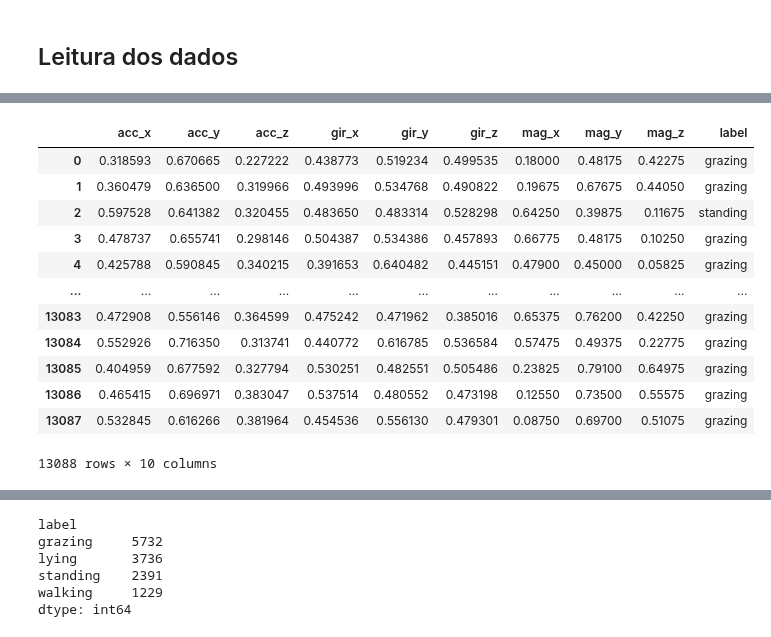
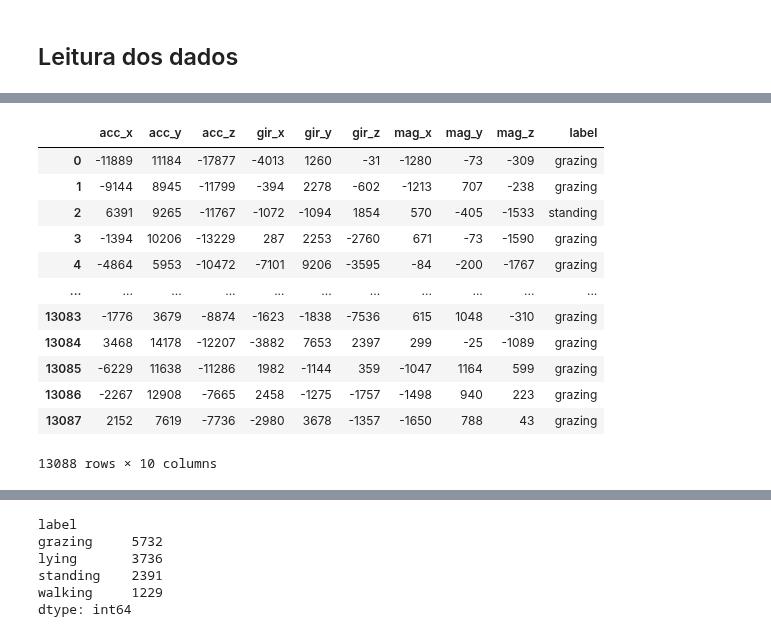
Before and after one commit to andssuu/moncattle, a Jupyter notebook: supervised/notebooks/cnn.ipynb, the cells around one changed output, grey strips where cells are left out. Drawn from its saved outputs; the diff is of its cells as text; code cells hidden in the pictures.

```diff
--- a/supervised/notebooks/cnn.ipynb
+++ b/supervised/notebooks/cnn.ipynb
@@ -95,26 +95,27 @@ Resolving deltas: 100% (320/320), done.
 # %%
 df = pd.read_csv("moncattle/data/dataset.csv", float_precision='high')
 df_data = df.loc[:, ['acc_x', 'acc_y', 'acc_z', 'gir_x', 'gir_y', 'gir_z', 'mag_x', 'mag_y', 'mag_z', 'label']]
 #df_data = df.loc[:, ['acc_x', 'acc_y', 'acc_z', 'gir_x', 'gir_y', 'gir_z', 'label']]
+df_normalized = df_data.copy()
 #padronização
-#df_data.iloc[:, :-1] = (df_data.iloc[:, :-1] - df_data.iloc[:, :-1].min()) / (df_data.iloc[:, :-1].max() - df_data.iloc[:, :-1].min())
-df_data.iloc[:, :6] = (df_data.iloc[:, :6]+32768)/ (32767.0+32768.0)
-df_data.iloc[:, 6:-1] = (df_data.iloc[:, 6:-1]+2000)/ (2000.0+2000.0)
-#df_data.iloc[:, :-1] = (df_data.iloc[:, :-1]+2)/4 #min=-2, max=+2
+#df_normalized.iloc[:, :-1] = (df_data.iloc[:, :-1] - df_data.iloc[:, :-1].min()) / (df_data.iloc[:, :-1].max() - df_data.iloc[:, :-1].min())
+df_normalized.iloc[:, :6] = (df_data.iloc[:, :6]+32768)/ (32767.0+32768.0)
+df_normalized.iloc[:, 6:-1] = (df_data.iloc[:, 6:-1]+2000)/ (2000.0+2000.0)
+#df_normalized.iloc[:, :-1] = (df_data.iloc[:, :-1]+2)/4 #min=-2, max=+2
 #normalization
-# df_data.iloc[:, :-1] = (df_data.iloc[:, :-1] - df_data.iloc[:, :-1].mean()) / df_data.iloc[:, :-1].std()
+# df_normalized.iloc[:, :-1] = (df_data.iloc[:, :-1] - df_data.iloc[:, :-1].mean()) / df_data.iloc[:, :-1].std()
 df_data
 # %% [output]
 |  | acc_x | acc_y | acc_z | gir_x | gir_y | gir_z | mag_x | mag_y | mag_z | label |
-| 0 | 0.318593 | 0.670665 | 0.227222 | 0.438773 | 0.519234 | 0.499535 | 0.18000 | 0.48175 | 0.42275 | grazing |
-| 1 | 0.360479 | 0.636500 | 0.319966 | 0.493996 | 0.534768 | 0.490822 | 0.19675 | 0.67675 | 0.44050 | grazing |
-| 2 | 0.597528 | 0.641382 | 0.320455 | 0.483650 | 0.483314 | 0.528298 | 0.64250 | 0.39875 | 0.11675 | standing |
-| 3 | 0.478737 | 0.655741 | 0.298146 | 0.504387 | 0.534386 | 0.457893 | 0.66775 | 0.48175 | 0.10250 | grazing |
-| 4 | 0.425788 | 0.590845 | 0.340215 | 0.391653 | 0.640482 | 0.445151 | 0.47900 | 0.45000 | 0.05825 | grazing |
+| 0 | -11889 | 11184 | -17877 | -4013 | 1260 | -31 | -1280 | -73 | -309 | grazing |
+| 1 | -9144 | 8945 | -11799 | -394 | 2278 | -602 | -1213 | 707 | -238 | grazing |
+| 2 | 6391 | 9265 | -11767 | -1072 | -1094 | 1854 | 570 | -405 | -1533 | standing |
+| 3 | -1394 | 10206 | -13229 | 287 | 2253 | -2760 | 671 | -73 | -1590 | grazing |
+| 4 | -4864 | 5953 | -10472 | -7101 | 9206 | -3595 | -84 | -200 | -1767 | grazing |
 | ... | ... | ... | ... | ... | ... | ... | ... | ... | ... | ... |
-| 13083 | 0.472908 | 0.556146 | 0.364599 | 0.475242 | 0.471962 | 0.385016 | 0.65375 | 0.76200 | 0.42250 | grazing |
-| 13084 | 0.552926 | 0.716350 | 0.313741 | 0.440772 | 0.616785 | 0.536584 | 0.57475 | 0.49375 | 0.22775 | grazing |
-| 13085 | 0.404959 | 0.677592 | 0.327794 | 0.530251 | 0.482551 | 0.505486 | 0.23825 | 0.79100 | 0.64975 | grazing |
-| 13086 | 0.465415 | 0.696971 | 0.383047 | 0.537514 | 0.480552 | 0.473198 | 0.12550 | 0.73500 | 0.55575 | grazing |
-| 13087 | 0.532845 | 0.616266 | 0.381964 | 0.454536 | 0.556130 | 0.479301 | 0.08750 | 0.69700 | 0.51075 | grazing |
+| 13083 | -1776 | 3679 | -8874 | -1623 | -1838 | -7536 | 615 | 1048 | -310 | grazing |
+| 13084 | 3468 | 14178 | -12207 | -3882 | 7653 | 2397 | 299 | -25 | -1089 | grazing |
+| 13085 | -6229 | 11638 | -11286 | 1982 | -1144 | 359 | -1047 | 1164 | 599 | grazing |
+| 13086 | -2267 | 12908 | -7665 | 2458 | -1275 | -1757 | -1498 | 940 | 223 | grazing |
+| 13087 | 2152 | 7619 | -7736 | -2980 | 3678 | -1357 | -1650 | 788 | 43 | grazing |
 13088 rows × 10 columns
```
Also changed, not shown: parts of 31 cells of this notebook.
